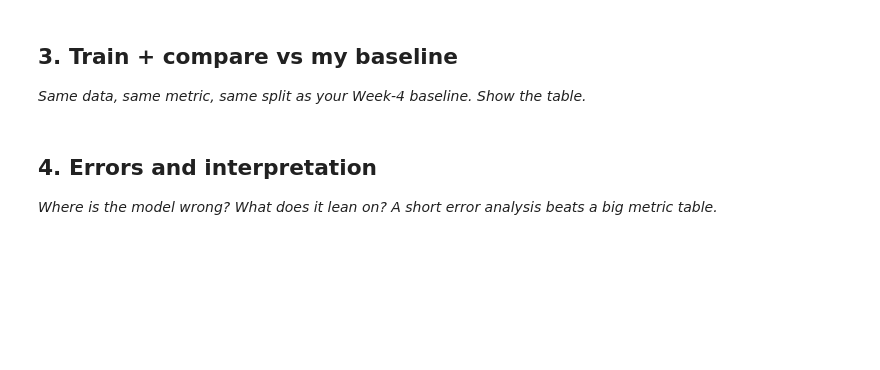
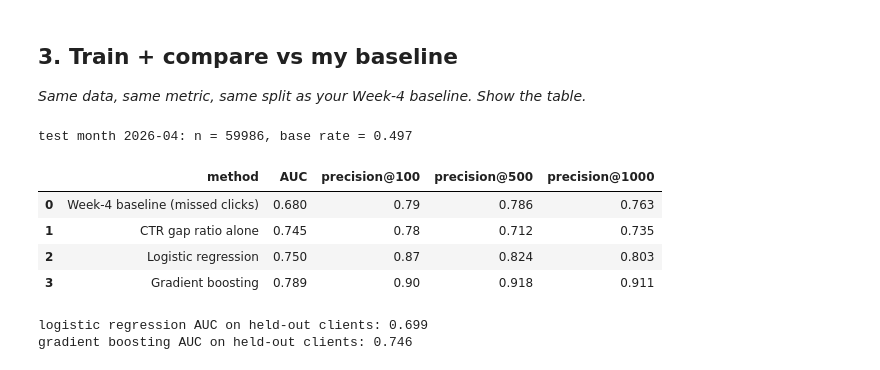
Before and after one commit to M-Abdullah-Nazeer/Flyrank-Ml-Pipeline, a Jupyter notebook: work/notebooks/w05_model.ipynb, the cells around one changed output. Cells and saved outputs as stored; diff of their text form; code cells hidden in the pictures; blank space fills up the shorter version.

```diff
--- a/work/notebooks/w05_model.ipynb
+++ b/work/notebooks/w05_model.ipynb
@@ -12,0 +9,13 @@ This skeleton is yours to fill. Work the sections **in order** — each one has
+# %%
+!pip -q install duckdb
+import duckdb, re, os
+import pandas as pd, numpy as np
+import matplotlib.pyplot as plt
+from google.colab import userdata
+from huggingface_hub import HfApi
+
+con = duckdb.connect()
+con.execute(f"CREATE SECRET (TYPE huggingface, TOKEN '{userdata.get('HF_TOKEN')}')")
+rel = "hf://datasets/FlyRank/internship-warehouse"
+files = HfApi().list_repo_files("FlyRank/internship-warehouse", repo_type="dataset", token=userdata.get("HF_TOKEN"))
+print(sorted({m.group(1) for f in files if (m := re.search(r"month=(\d{4}-\d{2})", f))}))
@@ -30,4 +104,0 @@ This skeleton is yours to fill. Work the sections **in order** — each one has
-# %% [markdown]
-## 4. Errors and interpretation
-
-*Where is the model wrong? What does it lean on? A short error analysis beats a big metric table.*
@@ -36,0 +105,58 @@ This skeleton is yours to fill. Work the sections **in order** — each one has
+# %%
+# This cell is for CODE (numbers, a query, a check).
+# Write your text answer in the cell ABOVE this one — typing sentences here breaks Run All.
+from sklearn.linear_model import LogisticRegression
+from sklearn.ensemble import HistGradientBoostingClassifier
+from sklearn.pipeline import make_pipeline
+from sklearn.impute import SimpleImputer
+from sklearn.preprocessing import StandardScaler
+from sklearn.metrics import roc_auc_score
+
+FEATURES = ["log_impr", "position", "ctr", "ctr_gap_ratio", "trend_ratio", "days_with_data"]
+
+logreg = make_pipeline(SimpleImputer(strategy="median"), StandardScaler(),
+                       LogisticRegression(max_iter=1000)).fit(train[FEATURES], train["label"])
+gboost = HistGradientBoostingClassifier(random_state=0).fit(train[FEATURES], train["label"])
+
+test["s_baseline"] = test["missed_clicks"]                       # Week-4 score
+test["s_gap_only"] = -test["ctr_gap_ratio"]
+test["s_logreg"] = logreg.predict_proba(test[FEATURES])[:, 1]
+test["s_gboost"] = gboost.predict_proba(test[FEATURES])[:, 1]
+
+def prec_at_k(score, y, k):
+    idx = np.argsort(-np.asarray(score))[:k]
+    return float(np.asarray(y)[idx].mean())
+
+y = test["label"].values
+rows = []
+for name, col in [("Week-4 baseline (missed clicks)", "s_baseline"), ("CTR gap ratio alone", "s_gap_only"),
+                  ("Logistic regression", "s_logreg"), ("Gradient boosting", "s_gboost")]:
+    rows.append({"method": name, "AUC": round(roc_auc_score(y, test[col]), 3),
+                 "precision@100": round(prec_at_k(test[col], y, 100), 3),
+                 "precision@500": round(prec_at_k(test[col], y, 500), 3),
+                 "precision@1000": round(prec_at_k(test[col], y, 1000), 3)})
+results = pd.DataFrame(rows)
+print(f"test month {TEST_MONTH}: n = {len(test)}, base rate = {y.mean():.3f}")
+display(results)
+
+os.makedirs("work/outputs", exist_ok=True)
+results.to_csv("work/outputs/w05_model_vs_baseline.csv", index=False)
+
+# Client-grouped check inside the training months
+from sklearn.model_selection import GroupShuffleSplit
+from sklearn.base import clone
+
+tr, te = next(GroupShuffleSplit(test_size=0.25, random_state=0).split(train, groups=train["client_hash_id"]))
+for name, mdl in [("logistic regression", logreg), ("gradient boosting", gboost)]:
+    m = clone(mdl).fit(train.iloc[tr][FEATURES], train.iloc[tr]["label"])
+    print(name, "AUC on held-out clients:",
+          round(roc_auc_score(train.iloc[te]["label"], m.predict_proba(train.iloc[te][FEATURES])[:, 1]), 3))
+# %% [output]
+test month 2026-04: n = 59986, base rate = 0.497
+|  | method | AUC | precision@100 | precision@500 | precision@1000 |
+| 0 | Week-4 baseline (missed clicks) | 0.680 | 0.79 | 0.786 | 0.763 |
+| 1 | CTR gap ratio alone | 0.745 | 0.78 | 0.712 | 0.735 |
+| 2 | Logistic regression | 0.750 | 0.87 | 0.824 | 0.803 |
+| 3 | Gradient boosting | 0.789 | 0.90 | 0.918 | 0.911 |
+logistic regression AUC on held-out clients: 0.699
+gradient boosting AUC on held-out clients: 0.746
```
Also changed, not shown: parts of 12 cells of this notebook.
